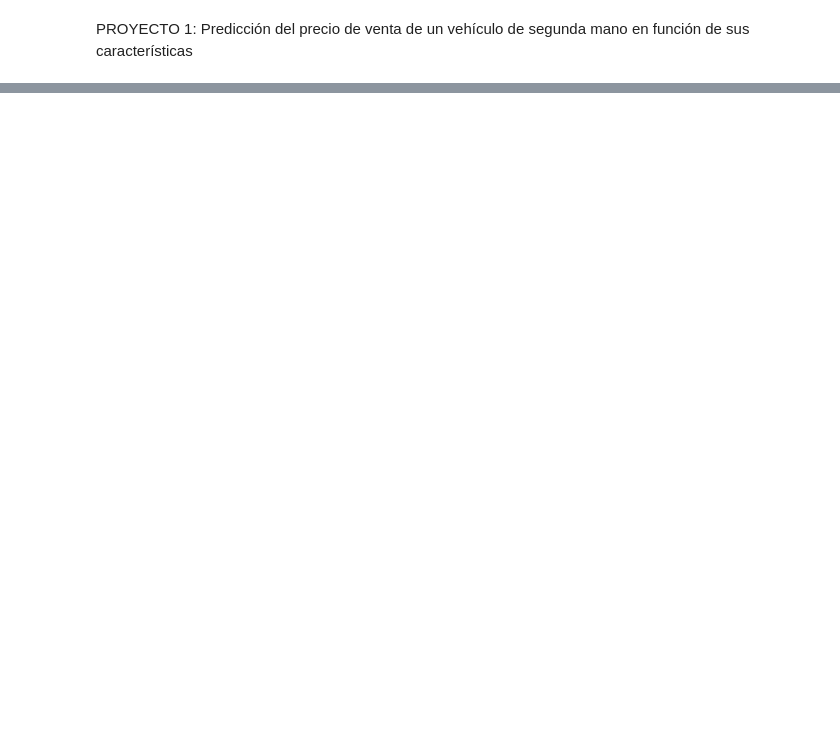
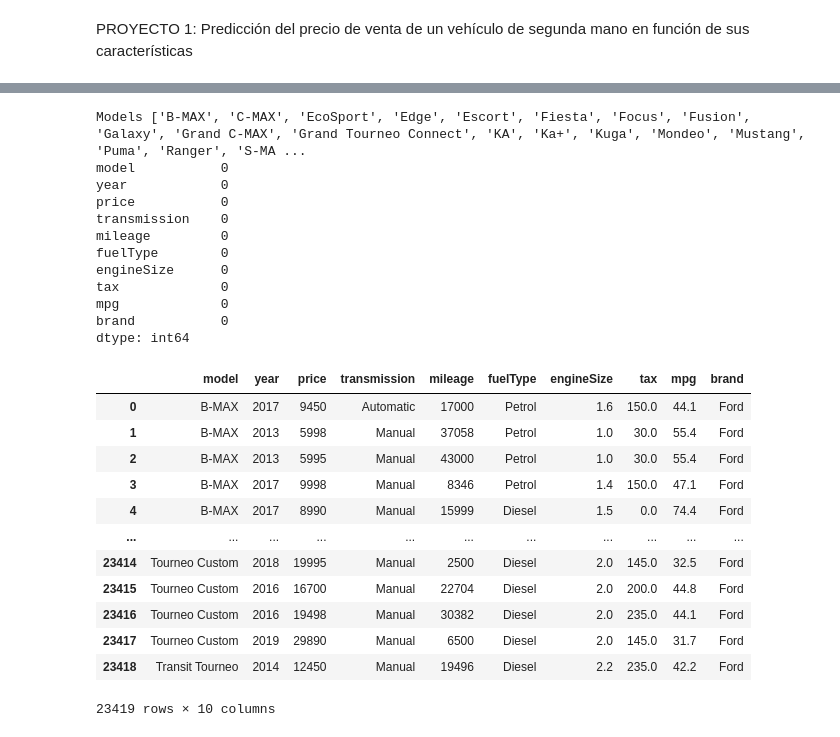
Before and after one commit to karinSalazar/Grupo_5, a Jupyter notebook: Preprocesamiento.ipynb, the cells around one changed output, grey strips where cells are left out. Saved outputs shown, nothing was run; the diff lists cells and outputs as text; code cells hidden in the pictures; blank space fills up the shorter version.

```diff
--- a/Preprocesamiento.ipynb
+++ b/Preprocesamiento.ipynb
@@ -215,0 +100,37 @@ df11.head(10)
+# %%
+df4 = pd.read_csv('focus.csv', header='infer')
+df5 = pd.read_csv('ford.csv', header='infer')
+
+ford = pd.concat([df4,df5])
+ford.sort_values("model", inplace = True)
+ford.reset_index(drop=True, inplace=True)
+ford["brand"]="Ford"
+
+ford = mean_tax_mpg_at_nulls(ford, "Focus")
+ford
+# %% [output]
+Models ['B-MAX', 'C-MAX', 'EcoSport', 'Edge', 'Escort', 'Fiesta', 'Focus', 'Fusion', 'Galaxy', 'Grand C-MAX', 'Grand Tourneo Connect', 'KA', 'Ka+', 'Kuga', 'Mondeo', 'Mustang', 'Puma', 'Ranger', 'S-MA ...
+model           0
+year            0
+price           0
+transmission    0
+mileage         0
+fuelType        0
+engineSize      0
+tax             0
+mpg             0
+brand           0
+dtype: int64
+|  | model | year | price | transmission | mileage | fuelType | engineSize | tax | mpg | brand |
+| 0 | B-MAX | 2017 | 9450 | Automatic | 17000 | Petrol | 1.6 | 150.0 | 44.1 | Ford |
+| 1 | B-MAX | 2013 | 5998 | Manual | 37058 | Petrol | 1.0 | 30.0 | 55.4 | Ford |
+| 2 | B-MAX | 2013 | 5995 | Manual | 43000 | Petrol | 1.0 | 30.0 | 55.4 | Ford |
+| 3 | B-MAX | 2017 | 9998 | Manual | 8346 | Petrol | 1.4 | 150.0 | 47.1 | Ford |
+| 4 | B-MAX | 2017 | 8990 | Manual | 15999 | Diesel | 1.5 | 0.0 | 74.4 | Ford |
+| ... | ... | ... | ... | ... | ... | ... | ... | ... | ... | ... |
+| 23414 | Tourneo Custom | 2018 | 19995 | Manual | 2500 | Diesel | 2.0 | 145.0 | 32.5 | Ford |
+| 23415 | Tourneo Custom | 2016 | 16700 | Manual | 22704 | Diesel | 2.0 | 200.0 | 44.8 | Ford |
+| 23416 | Tourneo Custom | 2016 | 19498 | Manual | 30382 | Diesel | 2.0 | 235.0 | 44.1 | Ford |
+| 23417 | Tourneo Custom | 2019 | 29890 | Manual | 6500 | Diesel | 2.0 | 145.0 | 31.7 | Ford |
+| 23418 | Transit Tourneo | 2014 | 12450 | Manual | 19496 | Diesel | 2.2 | 235.0 | 42.2 | Ford |
+23419 rows × 10 columns
```
Also changed, not shown: parts of 37 cells of this notebook, 1 other file.
